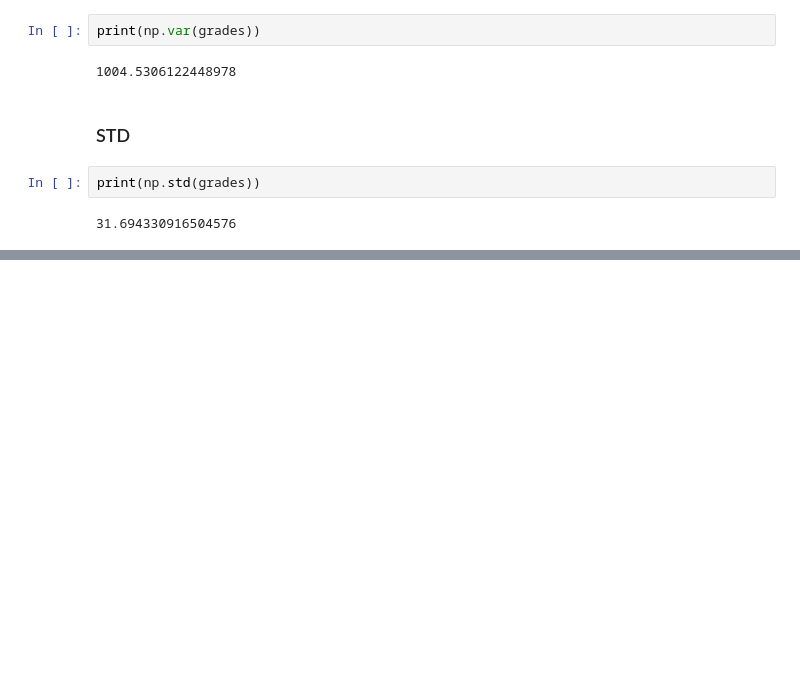
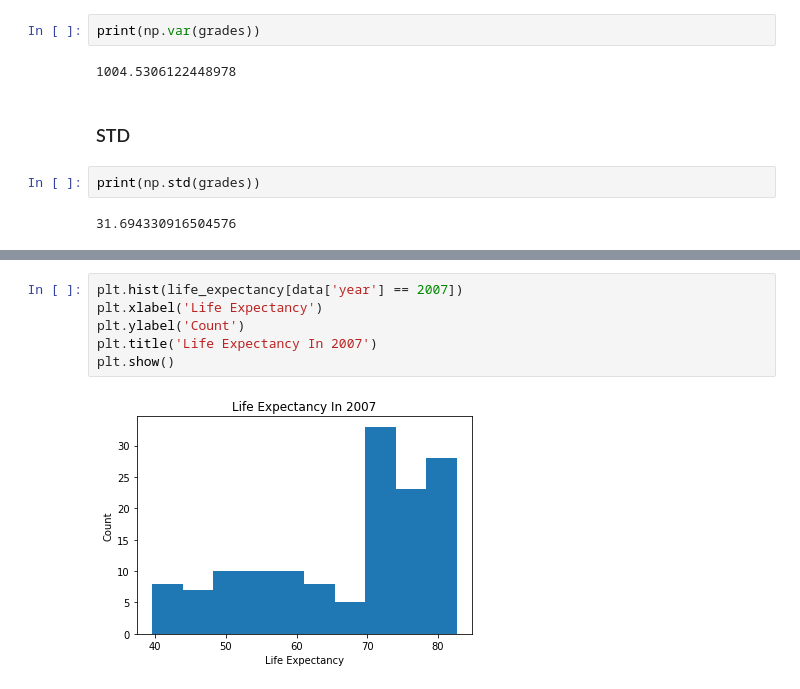
Before and after one commit to azwri/data-science-barmej, a Jupyter notebook: exercises/statistic.ipynb, the cells around one changed output, grey strips where cells are left out. Saved outputs shown, nothing was run; the diff lists cells and outputs as text; blank space fills up the shorter version.

```diff
--- a/exercises/statistic.ipynb
+++ b/exercises/statistic.ipynb
@@ -45,0 +117,8 @@ print(np.std(grades))
+# %%
+plt.hist(life_expectancy[data['year'] == 2007])
+plt.xlabel('Life Expectancy')
+plt.ylabel('Count')
+plt.title('Life Expectancy In 2007')
+plt.show()
+# %% [output]
+[figure, added]
```
Also changed, not shown: parts of 14 cells of this notebook, 12 other files.
